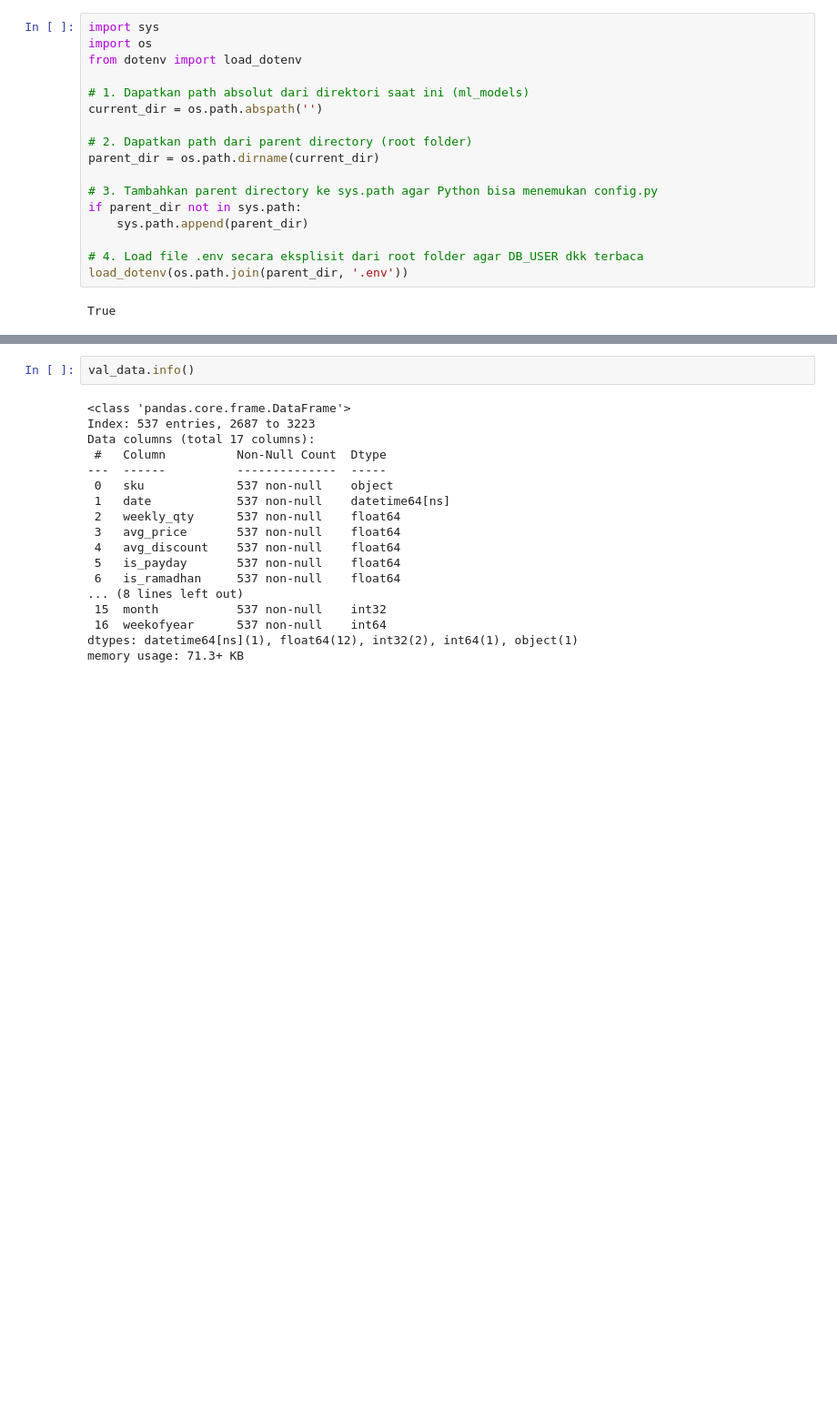
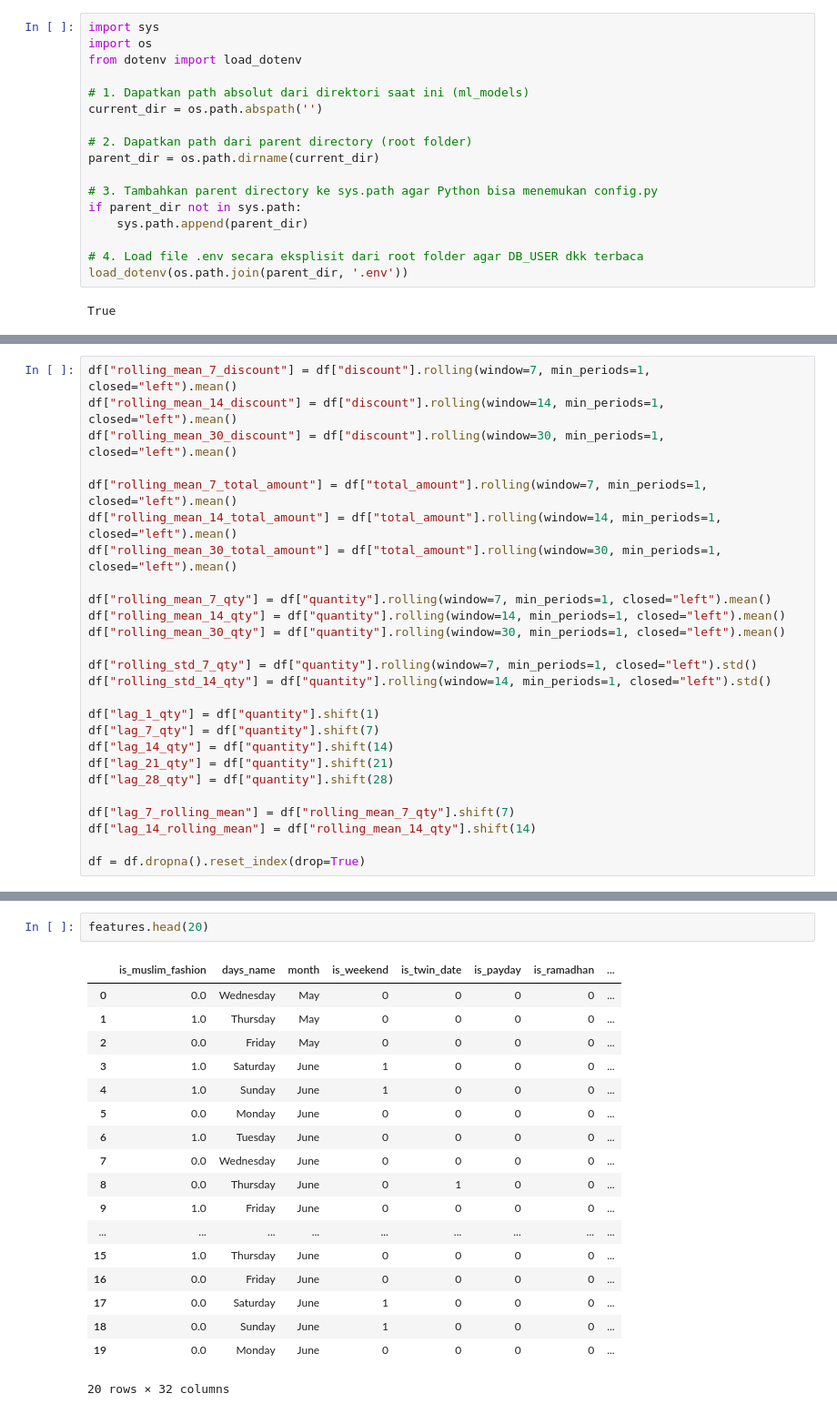
Before and after one commit to giastahmad/lamiah-analytics, a Jupyter notebook: ml_models/train_model.ipynb, the cells around one changed output, grey strips where cells are left out. Shown at 91% size. Saved outputs shown, nothing was run; the diff lists cells and outputs as text; blank space fills up the shorter version.

```diff
--- a/ml_models/train_model.ipynb
+++ b/ml_models/train_model.ipynb
@@ -457,0 +111,26 @@ dtype: float64
+# %%
+df["rolling_mean_7_discount"] = df["discount"].rolling(window=7, min_periods=1, closed="left").mean()
+df["rolling_mean_14_discount"] = df["discount"].rolling(window=14, min_periods=1, closed="left").mean()
+df["rolling_mean_30_discount"] = df["discount"].rolling(window=30, min_periods=1, closed="left").mean()
+
+df["rolling_mean_7_total_amount"] = df["total_amount"].rolling(window=7, min_periods=1, closed="left").mean()
+df["rolling_mean_14_total_amount"] = df["total_amount"].rolling(window=14, min_periods=1, closed="left").mean()
+df["rolling_mean_30_total_amount"] = df["total_amount"].rolling(window=30, min_periods=1, closed="left").mean()
+
+df["rolling_mean_7_qty"] = df["quantity"].rolling(window=7, min_periods=1, closed="left").mean()
+df["rolling_mean_14_qty"] = df["quantity"].rolling(window=14, min_periods=1, closed="left").mean()
+df["rolling_mean_30_qty"] = df["quantity"].rolling(window=30, min_periods=1, closed="left").mean()
+
+df["rolling_std_7_qty"] = df["quantity"].rolling(window=7, min_periods=1, closed="left").std()
+df["rolling_std_14_qty"] = df["quantity"].rolling(window=14, min_periods=1, closed="left").std()
+
+df["lag_1_qty"] = df["quantity"].shift(1)
+df["lag_7_qty"] = df["quantity"].shift(7)
+df["lag_14_qty"] = df["quantity"].shift(14)
+df["lag_21_qty"] = df["quantity"].shift(21)
+df["lag_28_qty"] = df["quantity"].shift(28)
+
+df["lag_7_rolling_mean"] = df["rolling_mean_7_qty"].shift(7)
+df["lag_14_rolling_mean"] = df["rolling_mean_14_qty"].shift(14)
+
+df = df.dropna().reset_index(drop=True)
@@ -614,20 +333,21 @@ EMERALD BLUE                   1
-# %%
-val_data.info()
-# %% [output]
-<class 'pandas.core.frame.DataFrame'>
-Index: 537 entries, 2687 to 3223
-Data columns (total 17 columns):
- #   Column          Non-Null Count  Dtype
----  ------          --------------  -----
- 0   sku             537 non-null    object
- 1   date            537 non-null    datetime64[ns]
- 2   weekly_qty      537 non-null    float64
- 3   avg_price       537 non-null    float64
- 4   avg_discount    537 non-null    float64
- 5   is_payday       537 non-null    float64
- 6   is_ramadhan     537 non-null    float64
-... (8 lines left out)
- 15  month           537 non-null    int32
- 16  weekofyear      537 non-null    int64
-dtypes: datetime64[ns](1), float64(12), int32(2), int64(1), object(1)
-memory usage: 71.3+ KB
+# %%
+features.head(20)
+# %% [output]
+|  | is_muslim_fashion | days_name | month | is_weekend | is_twin_date | is_payday | is_ramadhan | ... |
+| 0 | 0.0 | Wednesday | May | 0 | 0 | 0 | 0 | ... |
+| 1 | 1.0 | Thursday | May | 0 | 0 | 0 | 0 | ... |
+| 2 | 0.0 | Friday | May | 0 | 0 | 0 | 0 | ... |
+| 3 | 1.0 | Saturday | June | 1 | 0 | 0 | 0 | ... |
+| 4 | 1.0 | Sunday | June | 1 | 0 | 0 | 0 | ... |
+| 5 | 0.0 | Monday | June | 0 | 0 | 0 | 0 | ... |
+| 6 | 1.0 | Tuesday | June | 0 | 0 | 0 | 0 | ... |
+| 7 | 0.0 | Wednesday | June | 0 | 0 | 0 | 0 | ... |
+| 8 | 0.0 | Thursday | June | 0 | 1 | 0 | 0 | ... |
+| 9 | 1.0 | Friday | June | 0 | 0 | 0 | 0 | ... |
+| ... | ... | ... | ... | ... | ... | ... | ... | ... |
+| 15 | 1.0 | Thursday | June | 0 | 0 | 0 | 0 | ... |
+| 16 | 0.0 | Friday | June | 0 | 0 | 0 | 0 | ... |
+| 17 | 0.0 | Saturday | June | 1 | 0 | 0 | 0 | ... |
+| 18 | 0.0 | Sunday | June | 1 | 0 | 0 | 0 | ... |
+| 19 | 0.0 | Monday | June | 0 | 0 | 0 | 0 | ... |
+20 rows × 32 columns
```
Also changed, not shown: parts of 23 cells of this notebook, 35 other files.
